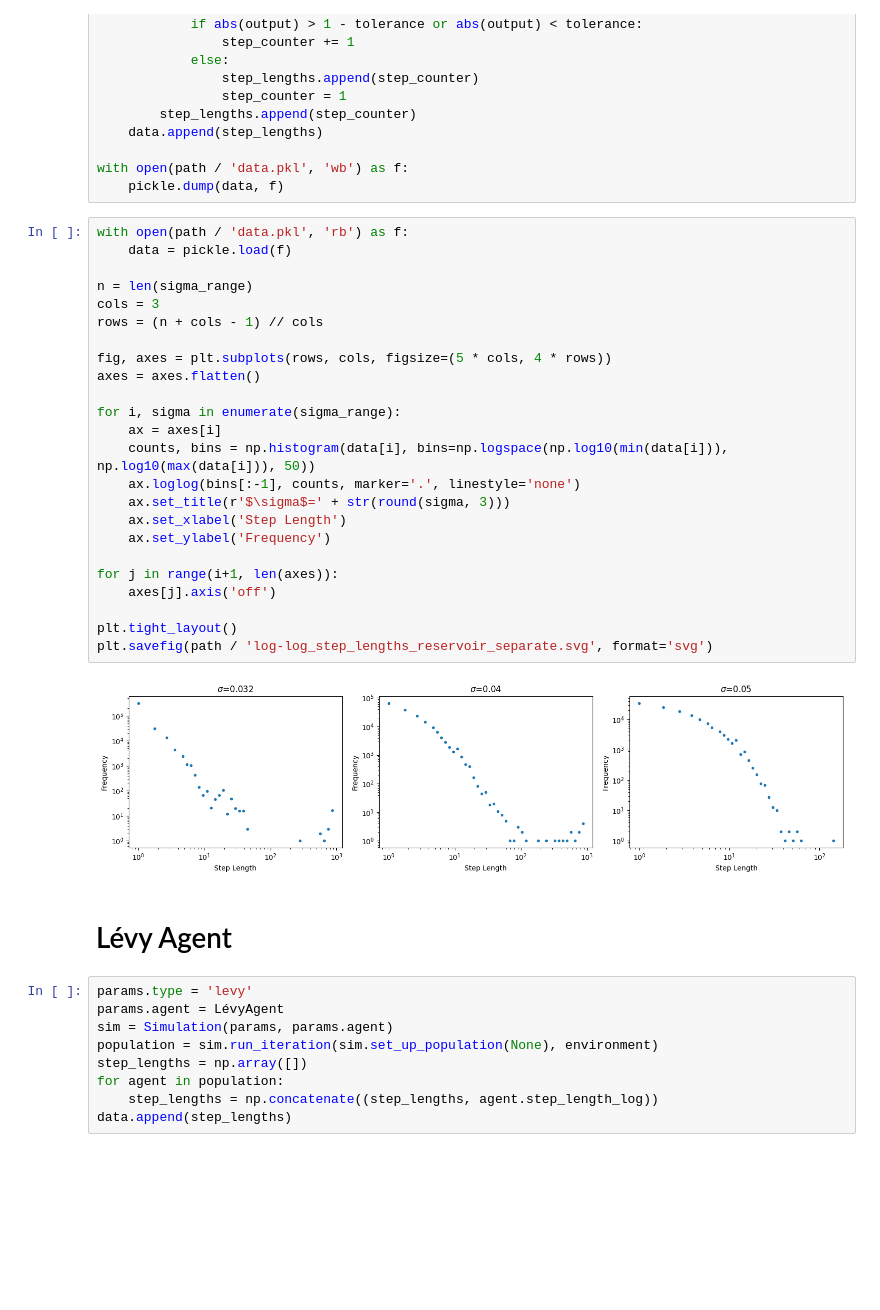
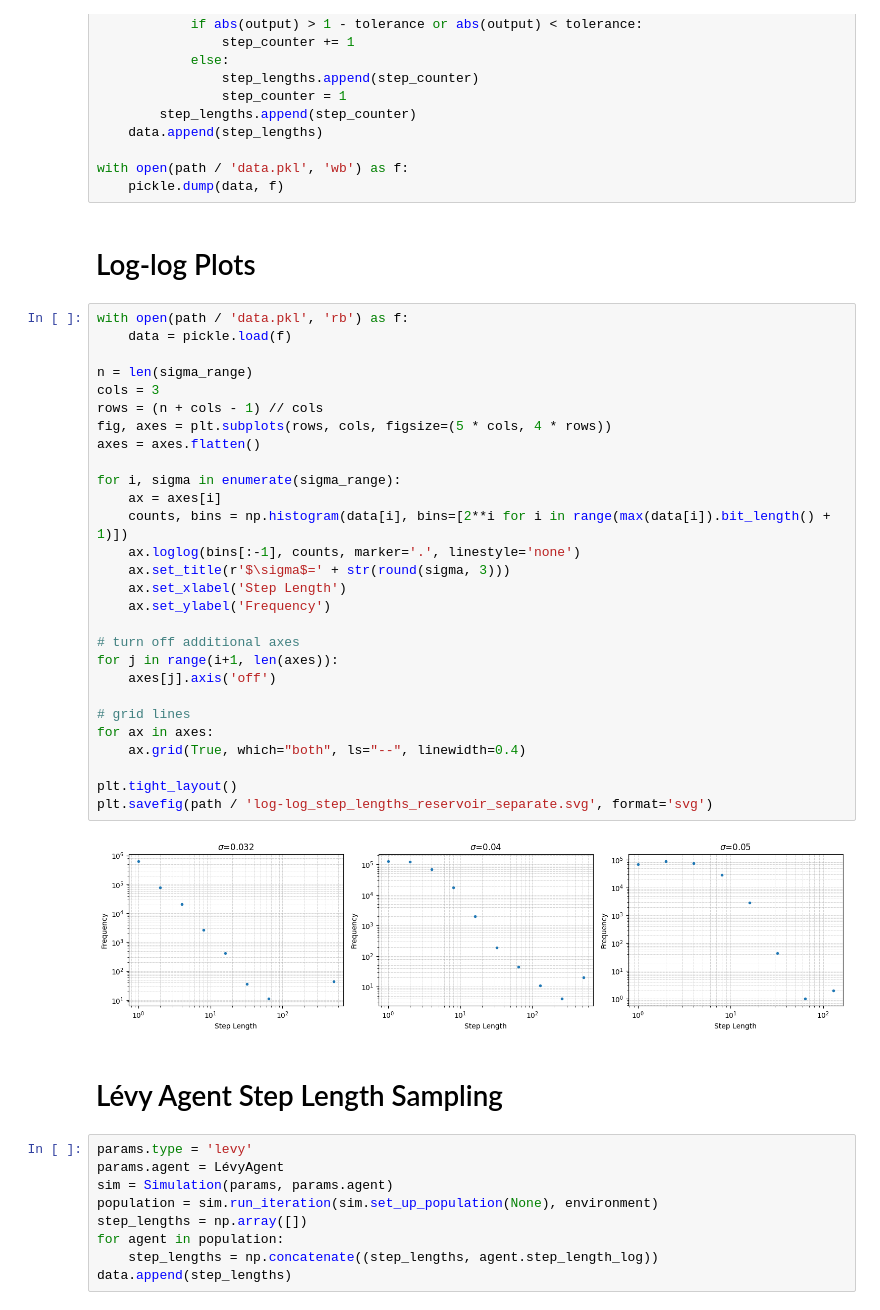
Before and after one commit to winlew/levy-agent-simulation, a Jupyter notebook: studies/step_lengths.ipynb, the cells around one changed output. Saved outputs shown, nothing was run; the diff lists cells and outputs as text; blank space fills up the shorter version.

```diff
--- a/studies/step_lengths.ipynb
+++ b/studies/step_lengths.ipynb
@@ -59,34 +59,40 @@ for sigma in tqdm(sigma_range):
 
 with open(path / 'data.pkl', 'wb') as f:
     pickle.dump(data, f)
+# %% [markdown]
+# Log-log Plots
 # %%
 with open(path / 'data.pkl', 'rb') as f:
     data = pickle.load(f)
 
 n = len(sigma_range)
 cols = 3
 rows = (n + cols - 1) // cols
-
 fig, axes = plt.subplots(rows, cols, figsize=(5 * cols, 4 * rows))
 axes = axes.flatten()
 
 for i, sigma in enumerate(sigma_range):
     ax = axes[i]
-    counts, bins = np.histogram(data[i], bins=np.logspace(np.log10(min(data[i])), np.log10(max(data[i])), 50))
+    counts, bins = np.histogram(data[i], bins=[2**i for i in range(max(data[i]).bit_length() + 1)])
     ax.loglog(bins[:-1], counts, marker='.', linestyle='none')
     ax.set_title(r'$\sigma$=' + str(round(sigma, 3)))
     ax.set_xlabel('Step Length')
     ax.set_ylabel('Frequency')
 
+# turn off additional axes
 for j in range(i+1, len(axes)):
     axes[j].axis('off')
 
+# grid lines
+for ax in axes:
+    ax.grid(True, which="both", ls="--", linewidth=0.4)
+
 plt.tight_layout()
 plt.savefig(path / 'log-log_step_lengths_reservoir_separate.svg', format='svg')
 # %% [output]
-[figure, old version]
+[figure, new version]
 # %% [markdown]
-# Lévy Agent
+# Lévy Agent Step Length Sampling
 # %%
 params.type = 'levy'
 params.agent = LévyAgent
```
Also changed, not shown: parts of 19 cells of this notebook, 1 other file.
